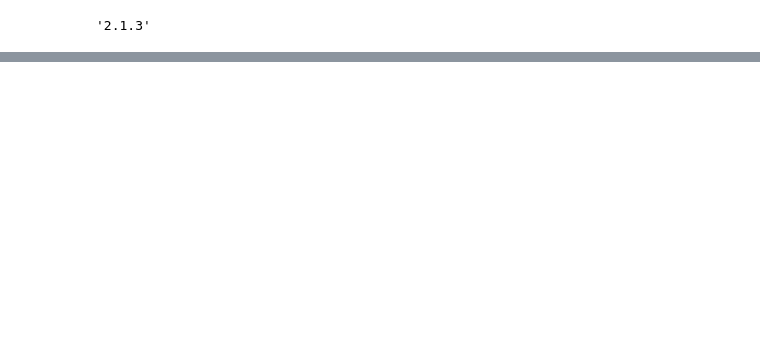
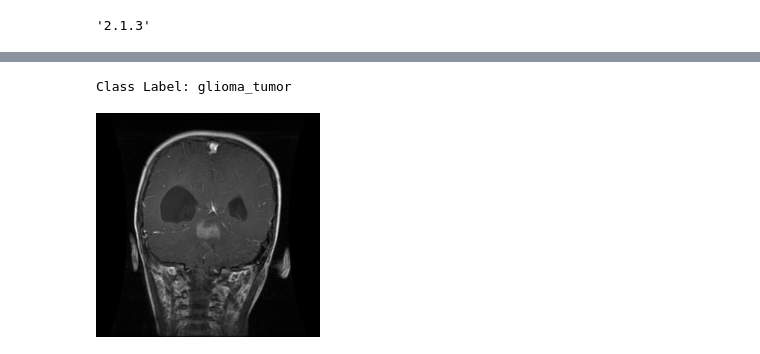
Before and after one commit to dhelms1/brain_tumor, a Jupyter notebook: MRImodeling.ipynb, the cells around one changed output, grey strips where cells are left out. Drawn from its saved outputs; the diff is of its cells as text; code cells hidden in the pictures; blank space fills up the shorter version.

```diff
--- a/MRImodeling.ipynb
+++ b/MRImodeling.ipynb
@@ -24,0 +87,8 @@ tf.__version__
+# %%
+idx = 1741
+
+print(f'Class Label: {y[idx]}') # Get image label
+array_to_img(x[idx, :, :, :]) # Visualize loaded image
+# %% [output]
+Class Label: glioma_tumor
+[figure, added]
```
Also changed, not shown: parts of 8 cells of this notebook.
